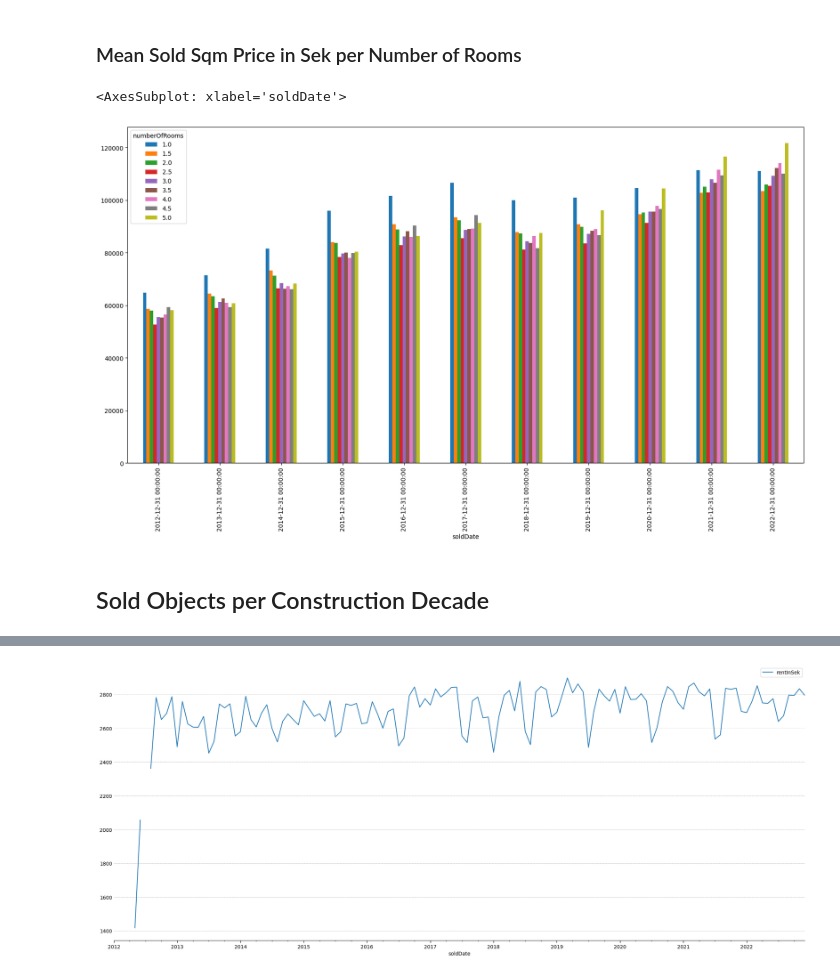
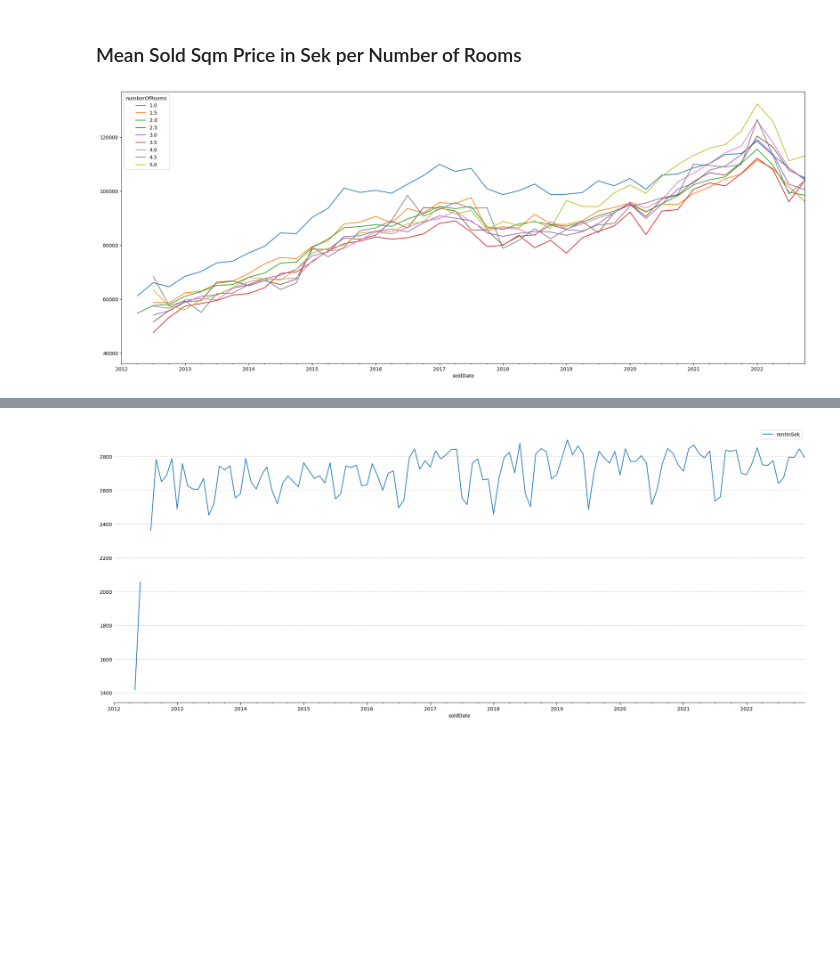
Before and after one commit to cfuru/Azure-Functions, a Jupyter notebook: func-booli-scraper-001/2_EDA_data_cleaning.ipynb, the cells around one changed output, grey strips where cells are left out. Drawn from its saved outputs; the diff is of its cells as text; code cells hidden in the pictures; blank space fills up the shorter version.

```diff
--- a/func-booli-scraper-001/2_EDA_data_cleaning.ipynb
+++ b/func-booli-scraper-001/2_EDA_data_cleaning.ipynb
@@ -146,0 +76,3 @@ df_fireplace.head()
+# %%
+df_location = df_location[["latitude", "longitude", "suburb"]]
+df_location.head()
@@ -147,12 +87,9 @@ df_fireplace.head()
 # %% [markdown]
 ## Inflation
 # %%
-df_inflation = pd.read_pickle("CPIF.pkl").reset_index()
+df_inflation = pd.read_pickle("CPITotal.pkl").reset_index()
 df_inflation["dateKey"] = df_inflation["key"].dt.to_period("M")
 df_inflation = df_inflation.iloc[:, [3,4]]
 df_inflation.columns = ["CPIF", "dateKey"]
 # %% [markdown]
 ## Mergin dataframes
-# %%
-# df = df.merge(df_balcony, on = "booliId", how = "left").merge(df_elevator, on = "booliId", how = "left").merge(df_fireplace, on = "booliId", how = "left")
-df = df.merge(df_inflation, on = "dateKey", how = "left")
@@ -160,0 +96,4 @@ df = df.merge(df_inflation, on = "dateKey", how = "left")
+# %%
+df = df.merge(df_inflation, on = "dateKey", how = "left").merge(df_location, on = ["latitude", "longitude"], how = "left")
+
+del df_inflation, df_location
@@ -358,11 +307,10 @@ plot_dates(df, "soldDate", "soldSqmPriceInSek", "mean")
 # %% [markdown]
 ### Mean Sold Sqm Price in Sek per Number of Rooms
 # %%
-df_sqm_rooms = df[["soldDate", "soldSqmPriceInSek", "numberOfRooms"]].set_index("soldDate").groupby([pd.Grouper(freq = "Y"), "numberOfRooms"])["soldSqmPriceInSek"].mean().reset_index()
+df_sqm_rooms = df[["soldDate", "soldSqmPriceInSek", "numberOfRooms"]].set_index("soldDate").groupby([pd.Grouper(freq = "Q"), "numberOfRooms"])["soldSqmPriceInSek"].mean().reset_index()
 df_sqm_rooms = df_sqm_rooms[df_sqm_rooms.numberOfRooms <= 5]
-df_sqm_rooms.pivot(index = "soldDate", columns = "numberOfRooms", values = "soldSqmPriceInSek").plot(kind = "bar", figsize = (20, 10))
+df_sqm_rooms.pivot(index = "soldDate", columns = "numberOfRooms", values = "soldSqmPriceInSek").plot(kind = "line", figsize = (25, 10))
+
+del df_sqm_rooms
 # %% [output]
-<AxesSubplot: xlabel='soldDate'>
-[figure, old version]
+[figure, new version]
-# %% [markdown]
-## Sold Objects per Construction Decade
```
Also changed, not shown: parts of 53 cells of this notebook.
